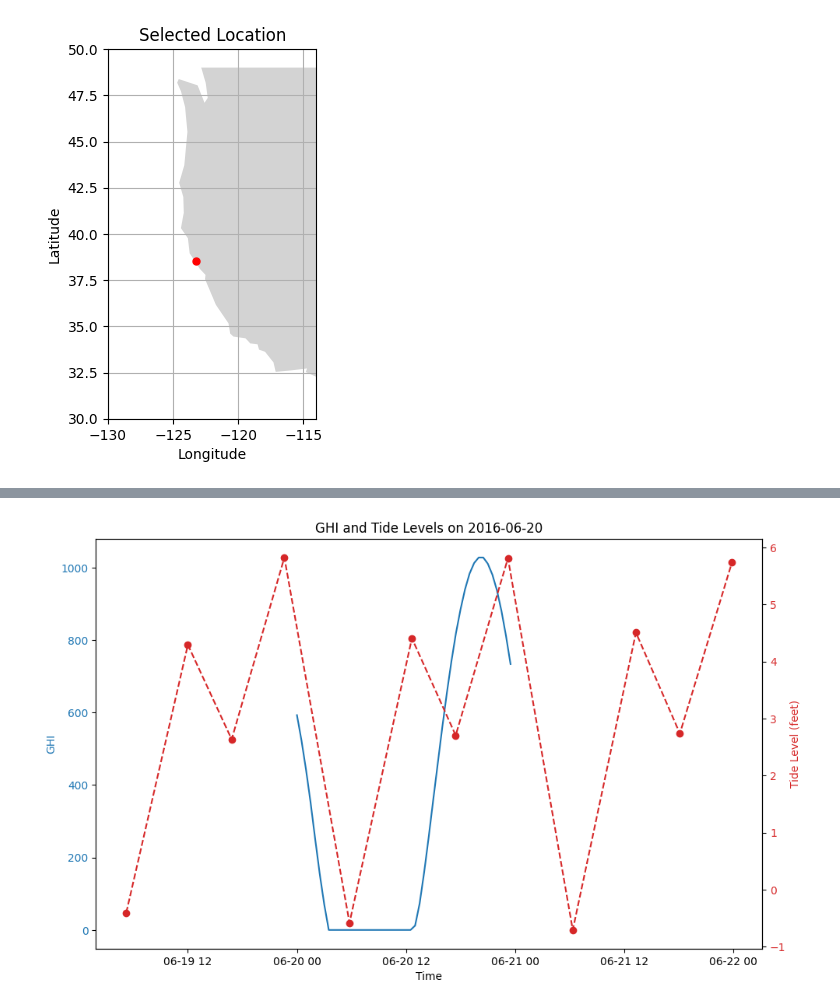
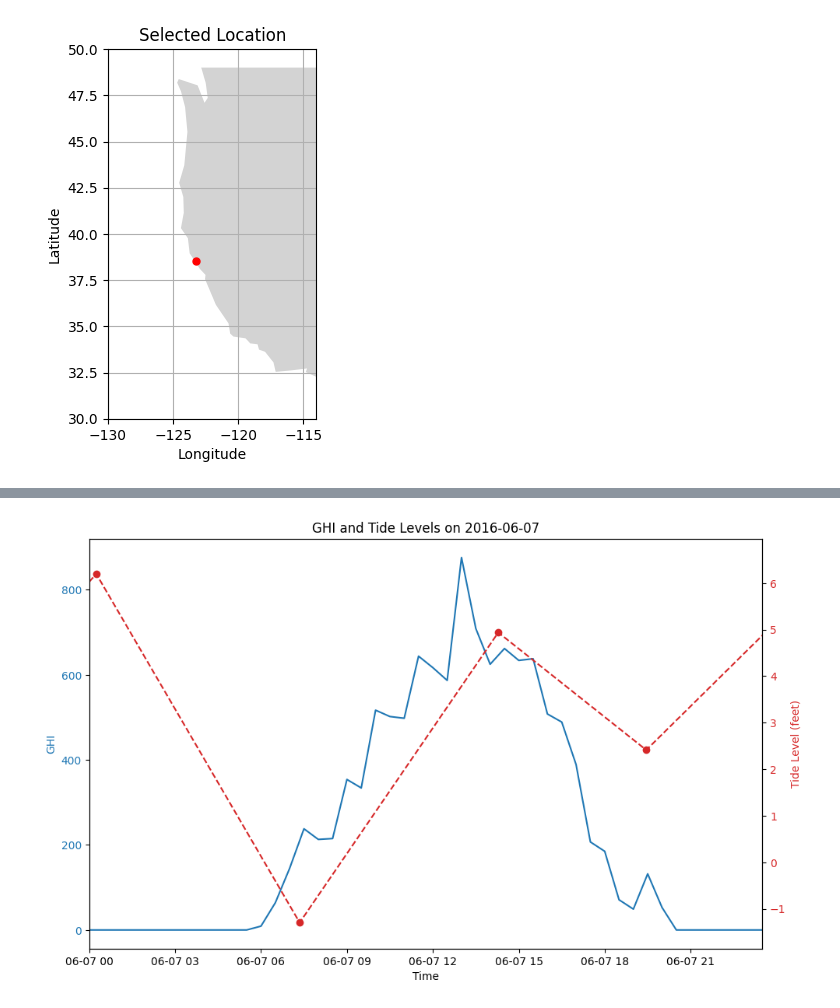
Before and after one commit to bbukaty/heat-wave-analysis, a Jupyter notebook: 01_yearly_ghi.ipynb, the cells around one changed output, grey strips where cells are left out. Cells and saved outputs as stored; diff of their text form; code cells hidden in the pictures.

```diff
--- a/01_yearly_ghi.ipynb
+++ b/01_yearly_ghi.ipynb
@@ -12,6 +13,6 @@ from scipy.spatial import cKDTree
 # %%
 # Open the desired year of nsrdb data
-DATA_YEAR = "2016"
+DATA_YEAR = 2016
 nsrdb_year = h5pyd.File(f"/nrel/nsrdb/v3/nsrdb_{DATA_YEAR}.h5", 'r')
 ghi = nsrdb_year['ghi']
 # %%
@@ -26,13 +27,11 @@ def nearest_site(tree, lat_coord, lon_coord):
 # %% [markdown]
 ## Select Lat Long
 # %%
-FortRoss = (38.51265, -123.24647)
-SanDiego = (32.648372, -117.165832)
-SantaBarbara = (34.41968739792899, -119.71602929751737)
-siteLocation = FortRoss
+site = SITES['Fort Ross']
+siteLocation = site['loc']
 site_idx = nearest_site(tree, siteLocation[0], siteLocation[1] )
 
-print("Desired Coordinates: \t {}".format(siteLocation))
+print(f"Desired Coordinates: {site['name']}\t {siteLocation}")
 print("Coordinates of nearest point: \t {}".format(dset_coords[site_idx]))
 print("Site index: \t\t {}".format(site_idx))
 # %% [output]
@@ -179,0 +65,5 @@ else:
+# %%
+# Load the NSRDB year of ghi data into a panda series
+nsrdb_timestamps = pd.to_datetime(nsrdb_year['time_index'][...].astype(str))
+time_index = pd.DatetimeIndex(nsrdb_timestamps).tz_localize('UTC').tz_convert(site['tz'])
+ghi_series = pd.Series(data=ghi[:, site_idx], index=time_index)
@@ -180,21 +77,31 @@ else:
+# %%
+DATA_MONTH = '06'
+DATA_DAY = '07'
+selected_date = f'{DATA_YEAR}-{DATA_MONTH}-{DATA_DAY}'
+day_ghi = ghi_series[selected_date]
+
+month_padded = get_month_padded(DATA_YEAR, DATA_MONTH)
+tide_series = get_noaa_tide_preds(site, month_padded)
 # %%
 fig, ax1 = plt.subplots(figsize=(10, 6))
 
 # Plot GHI data
-ax1.plot(day_time_index, day_tseries, label='GHI', color='tab:blue')
+ax1.plot(day_ghi.index, day_ghi, label='GHI', color='tab:blue')
 ax1.set_xlabel('Time')
 ax1.set_ylabel('GHI', color='tab:blue')
 ax1.tick_params(axis='y', labelcolor='tab:blue')
+plt.xlim(day_ghi.index[0], day_ghi.index[-1])
 
 # Create a secondary y-axis for tide data
 ax2 = ax1.twinx()
-ax2.plot(df['t'], df['v'], label='Tide Level', color='tab:red', marker='o', linestyle='--')
+ax2.plot(tide_series.index, tide_series, label='Tide Level', color='tab:red', marker='o', linestyle='--')
 ax2.set_ylabel('Tide Level (feet)', color='tab:red')
 ax2.tick_params(axis='y', labelcolor='tab:red')
 
+
 # Optionally, add a legend or more labels
 fig.tight_layout()
-plt.title(f"GHI and Tide Levels on {user_specified_date}")
+plt.title(f"GHI and Tide Levels on {selected_date}")
 plt.show()
 # %% [output]
-[figure, old version]
+[figure, new version]
```
Also changed, not shown: parts of 10 cells of this notebook, 9 other files.
